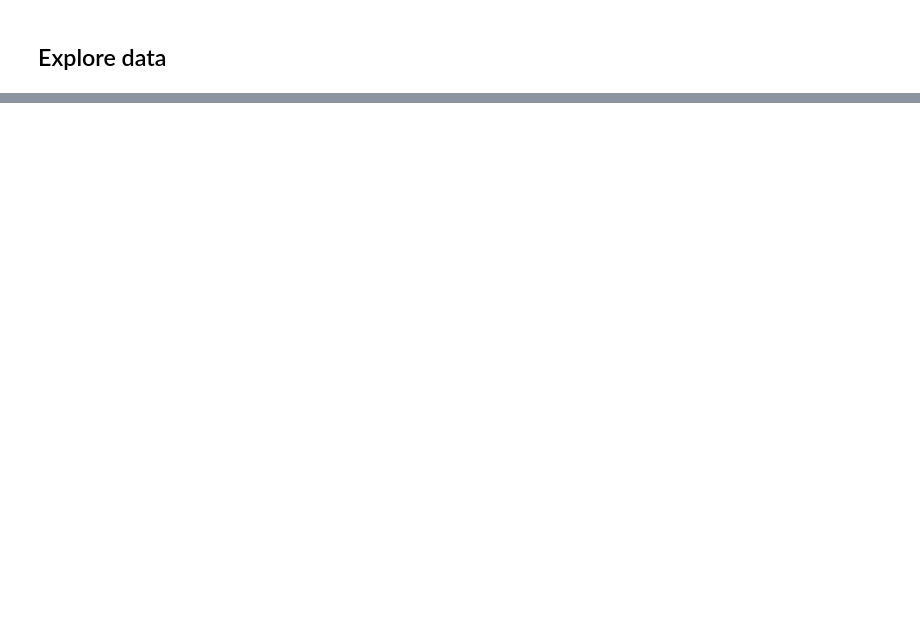
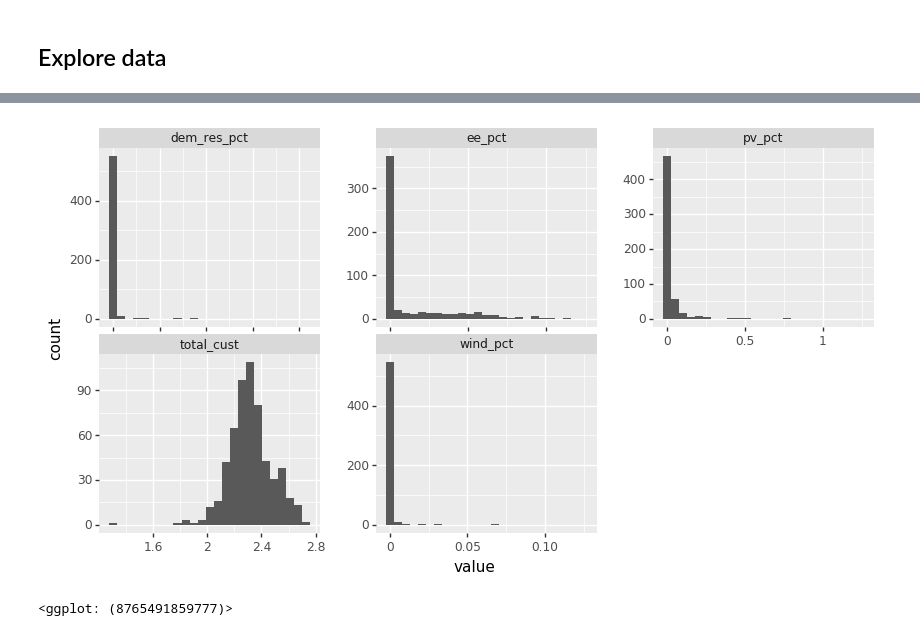
Before and after one commit to gloriadli/DS1_Final_Project, a Jupyter notebook: Data-Modelling.ipynb, the cells around one changed output, grey strips where cells are left out. Cells and saved outputs as stored; diff of their text form; code cells hidden in the pictures; blank space fills up the shorter version.

```diff
--- a/Data-Modelling.ipynb
+++ b/Data-Modelling.ipynb
@@ -107,0 +117,9 @@ KeyboardInterrupt:
+# %%
+df_19_log = df_19.copy()
+
+# Version 1 just log everything
+df_19_log['total_cust'] = np.log(df_19['total_cust'])
+df_19_log['pv_pct'] = np.log(df_19['pv_pct'] + 1)
+df_19_log['wind_pct'] = np.log(df_19['wind_pct'] + 1)
+df_19_log['ee_pct'] = np.log(df_19['ee_pct'] + 1)
+df_19_log['dem_res_pct'] = np.log(df_19['dem_res_pct'] + 1)
@@ -107,0 +140,15 @@ KeyboardInterrupt:
+# %%
+y = df_19_log['saidi_nomed']
+X = df_19_log[['total_cust','pv_pct','wind_pct','ee_pct','dem_res_pct']]
+train_X_log, test_X_log, train_y_log, test_y_log = train_test_split(X,y,test_size=.25,random_state=1997)
+# %%
+(
+    ggplot(train_X_log.melt(),aes(x="value")) +
+    geom_histogram(bins=25) +
+    facet_wrap("variable",scales='free') +
+    theme(figure_size=(10,5),
+          subplots_adjust={'wspace':0.25})
+)
+# %% [output]
+[figure, added]
+<ggplot: (8765491859777)>
```
Also changed, not shown: parts of 66 cells of this notebook, 6 other files.
